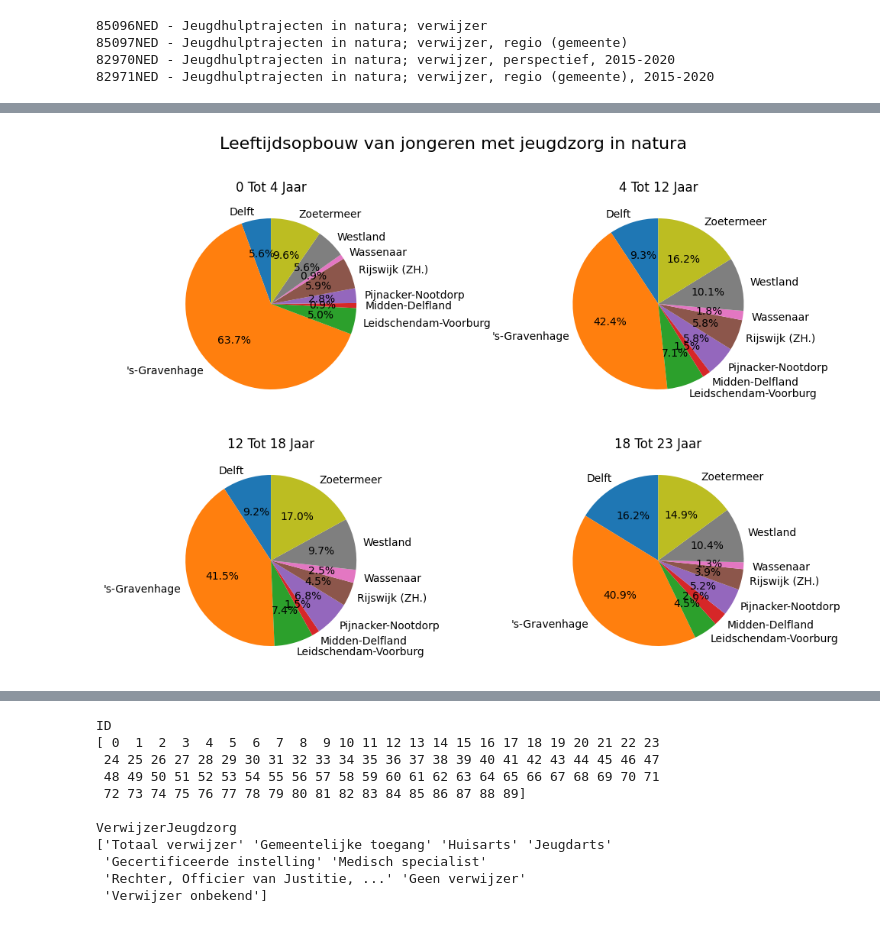
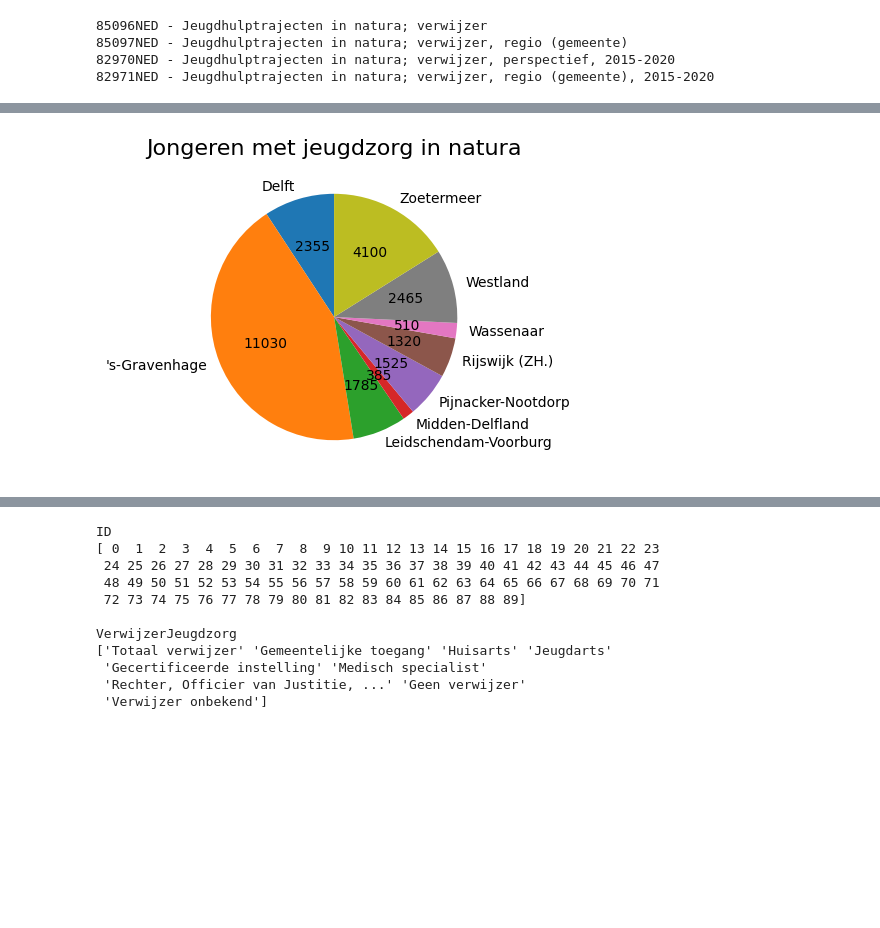
Before and after one commit to githubtijn2002/Oefenproject_populatiegezondheid, a Jupyter notebook: ETL.ipynb, the cells around one changed output, grey strips where cells are left out. Drawn from its saved outputs; the diff is of its cells as text; code cells hidden in the pictures; blank space fills up the shorter version.

Commit message:
Expanded plotting functions and extracted initial insights

```diff
--- a/ETL.ipynb
+++ b/ETL.ipynb
@@ -57,5 +57,24 @@ def remove_whitespace(df):
         columns.append((' ').join([colname[:indices[0]]]+[colname[indices[i]:indices[i+1]] for i in range(len(indices)-1)]))
     df.columns = columns
 # %%
+# Retrieve Data for the second questionnaire about youth care
+# Retrieved information about Age, Household, and Referrals
+# The data is filtered for the municipalities of interest (Haaglanden municipalities)
+
 data = cbsodata.get_data(f'{questionnaires[1]}NED')
 df = pd.DataFrame(data)
+remove_whitespace(df)
+df = df[df.Wijken.isin(gemeentes)].dropna(how='all')
+df.columns = [(' ').join(x.split('_')[:-1]) if '_' in x else x for x in df.columns.tolist()]
+df.columns = [x.split('k ')[1] if 'k ' in x else x for x in df.columns.tolist()]
+df = df[df['Vormen'] == 'Totaal jeugdhulp in natura']
+basis = pd.DataFrame({'Wijken': df['Wijken'], 'Jongeren': df['Totaal Jongeren Met Jeugdzorg In Natura'], 'Trajecten': df['Totaal Trajecten In Natura']})
+
+for col in ['Gemeentenaam', 'Soort Regio', 'Indelingswijziging Wijken', 'I D', 'Wijken', 'Vormen', 'Perioden']:
+    if col in df.columns:
+        df.drop(columns=[col], inplace=True)
+leeftijd = pd.concat([basis[['Wijken', 'Jongeren']], df.iloc[:, 1:5]], axis=1)
+huishouden = pd.concat([basis[['Wijken', 'Jongeren']], df.iloc[:, 5:8]], axis=1)
+huishouden.columns = ['Wijken', 'Jongeren', 'Thuiswonend Eenouder',
+       'Thuiswonend Paar', 'Ander Huishouden']
+verwijzers = pd.concat([basis[['Wijken', 'Trajecten']], df.iloc[:, 9:17]], axis=1)
@@ -82,24 +81,67 @@ Index(['Wijken', 'Jongeren', 'Thuiswonend Kind In Eenouderhuishouden',
 # %%
-def create_pie_chart(df, cols, group_col, title, ):
+def create_pie_chart(df,cols,group_col,title,flip=False,normalize=True):
+    '''
+    Create pie charts for the given dataframe and columns.
+    :param df: DataFrame containing the data to plot
+    :param cols: List of columns to plot
+    :param group_col: Column to group by
+    :param title: Title of the plot
+    :param flip: If True, flip the dataframe (transpose it -> rows become columns and vice versa)
+    :param normalize: If True, normalize the data to percentages (Default), else show absolute values
+    '''
     import matplotlib.pyplot as plt
-    graph_count = len(cols)
+
+    if isinstance(cols, str):
+        cols = [cols]
+    if flip:
+        df_t = df.transpose()
+        df_t.columns = df_t.iloc[0]
+        graph_count = len(df_t.columns)
+        df_t.drop(df_t.index[0:(len(df.columns) - len(cols))], inplace=True)
+        df_t.reset_index(inplace=True)
+        df_t.rename(columns={'index': group_col}, inplace=True)
+        cols = list(df_t.columns[1:])
+        df = df_t
+    else:
+        graph_count = len(cols)
+    title = title[0].upper() + title[1:]
     # set up a subplot for the age categories in leeftijd, create piecharts for each
+    if graph_count == 1:
+        plt.figure(figsize=(6, 4))
+        if normalize:
+            plt.pie(df[cols[0]], labels=df[group_col], autopct='%1.1f%%', startangle=90)
+        else:
+            total = df[cols[0]].sum()
+            plt.pie(df[cols[0]], labels=df[group_col], autopct=lambda p: '{:.0f}'.format(p * total / 100), startangle=90)
+        plt.title(title, fontsize=16)
+        return
     if graph_count% 3 == 0:
-        fig, axs = plt.subplots(graph_count//3, 3, figsize=(12, 8))
+        fig, axs = plt.subplots(graph_count//3, 3, figsize=(13-2*(graph_count//3), 4), tight_layout=True)
     elif graph_count % 2 == 0:
-        fig, axs = plt.subplots(graph_count//2, 2, figsize=(12, 8))
+        fig, axs = plt.subplots(graph_count//2, 2, figsize=(10, 7), tight_layout=True)
     else:
-        fig, axs = plt.subplots(graph_count, 1, figsize=(12, 8))
+        fig, axs = plt.subplots(graph_count, 1, figsize=(10, 7))
     axs = axs.flatten()
     # create pie charts for each age category
     # total title
     fig.suptitle(title, fontsize=16)
     for i, col in enumerate(cols, start=0):
         # create pie chart for each age category
-        axs[i].pie(leeftijd[col], labels=df[group_col], autopct='%1.1f%%', startangle=90)
-        axs[i].set_title(col)
+        # ignore Na values in the pie chart
+        df_used = df.copy()
+        df_used = df_used[df_used[col].isna() == False]
+        if normalize:
+            axs[i].pie(df_used[col], labels=df_used[group_col], autopct='%1.1f%%', startangle=90, colors=plt.cm.tab10.colors)
+        else:
+            total = df_used[col].sum()
+            axs[i].pie(df_used[col], labels=df_used[group_col], autopct=lambda p: '{:.0f}'.format(p * total / 100), startangle=90, colors=plt.cm.tab10.colors)
+        axs[i].set_title(col,fontsize=12-graph_count//3)
+        for label in axs[i].texts:
+            label.set_fontsize(9-graph_count//3)
+create_pie_chart(leeftijd, leeftijd.columns[1], 'Wijken', 'Jongeren met jeugdzorg in natura', normalize=False)
+create_pie_chart(leeftijd.iloc[6:, :], leeftijd.columns[2:], 'Wijken', 'Leeftijdsopbouw van jongeren met jeugdzorg in natura')
+create_pie_chart(huishouden, huishouden.columns[2:], 'Wijken', 'Huishoudens met jeugdzorg in natura', flip=True)
 
-create_pie_chart(leeftijd, leeftijd.columns[2:], 'Wijken', 'Leeftijdsopbouw van jongeren met jeugdzorg in natura')
 #create_pie_chart(huishouden, huishouden.columns[2:], 'Wijken', 'Huishoudens met jeugdzorg in natura')
 # %% [output]
-[figure, old version]
+[figure, new version]
```
Also changed, not shown: parts of 6 cells of this notebook.
